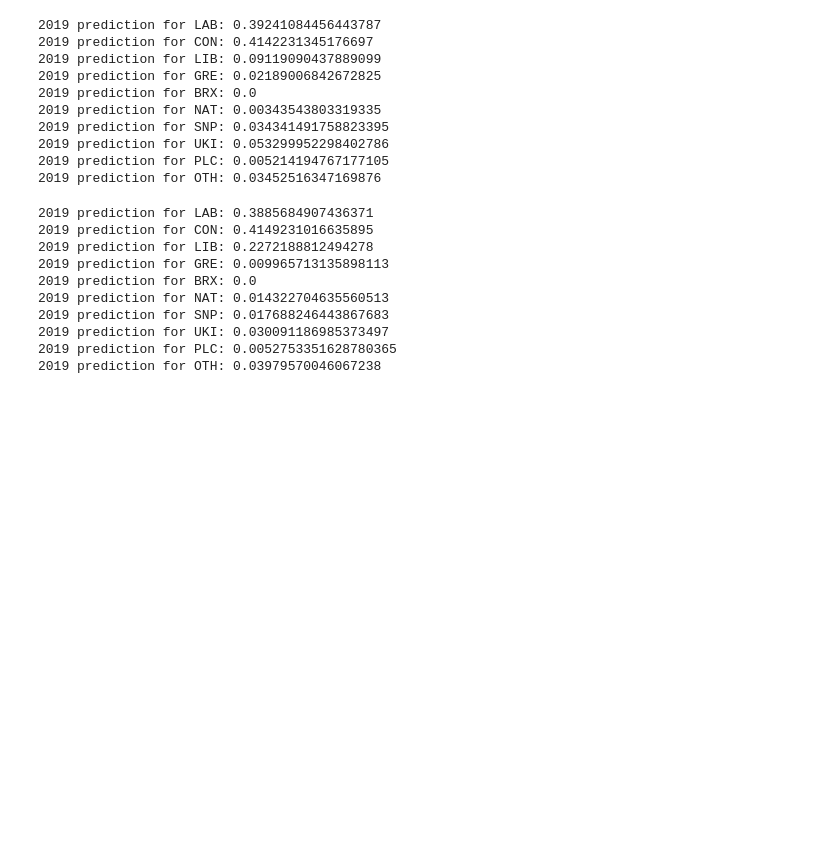
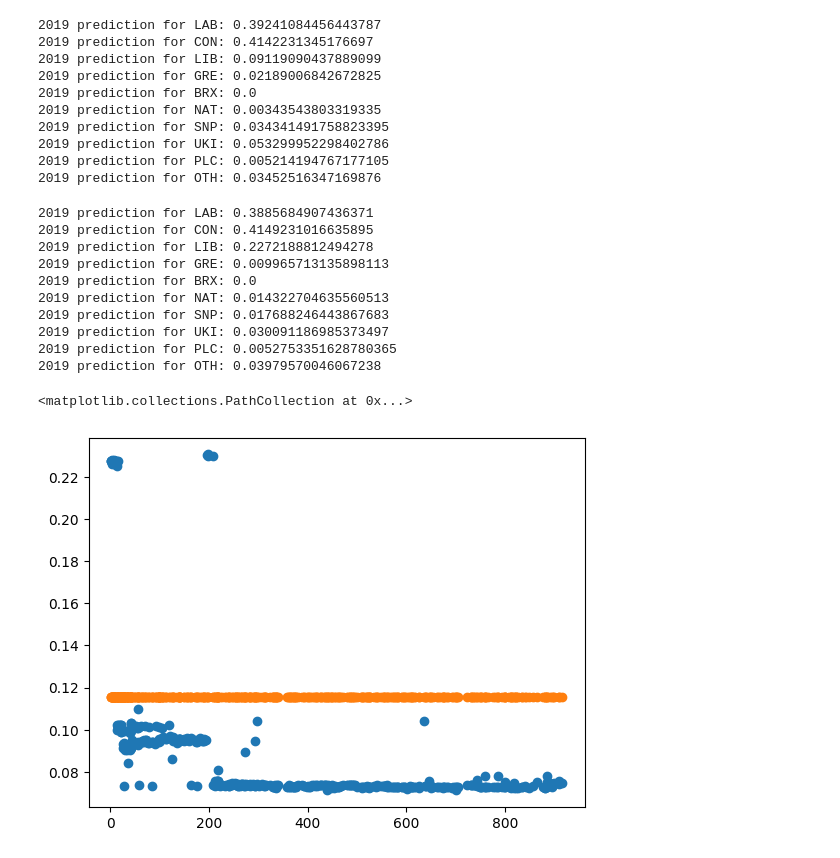
Before and after one commit to oscarhibbert/election-predictor, a Jupyter notebook: notebooks/ns_trends_xgboost.ipynb, the cells around one changed output. Drawn from its saved outputs; the diff is of its cells as text; code cells hidden in the pictures; blank space fills up the shorter version.

```diff
--- a/notebooks/ns_trends_xgboost.ipynb
+++ b/notebooks/ns_trends_xgboost.ipynb
@@ -327,3 +327,9 @@ print(f"2019 prediction for OTH: {y_pred_OTH[-25:-1].mean()}")
 2019 prediction for UKI: 0.030091186985373497
 2019 prediction for PLC: 0.0052753351628780365
 2019 prediction for OTH: 0.03979570046067238
+# %%
+plt.scatter(y=y_pred_LIB,x=data_test['days_to_elec'])
+plt.scatter(y=y_test_LIB,x=data_test['days_to_elec'])
+# %% [output]
+<matplotlib.collections.PathCollection at 0x...>
+[figure, added]
```
Also changed, not shown: 1 other file.
